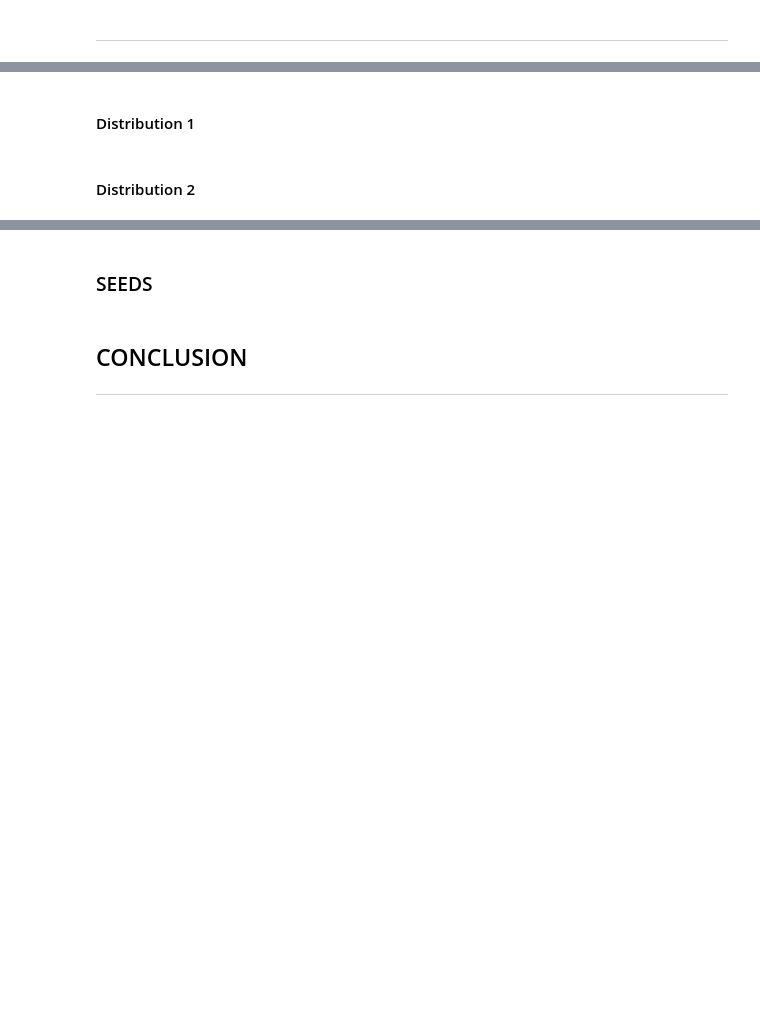
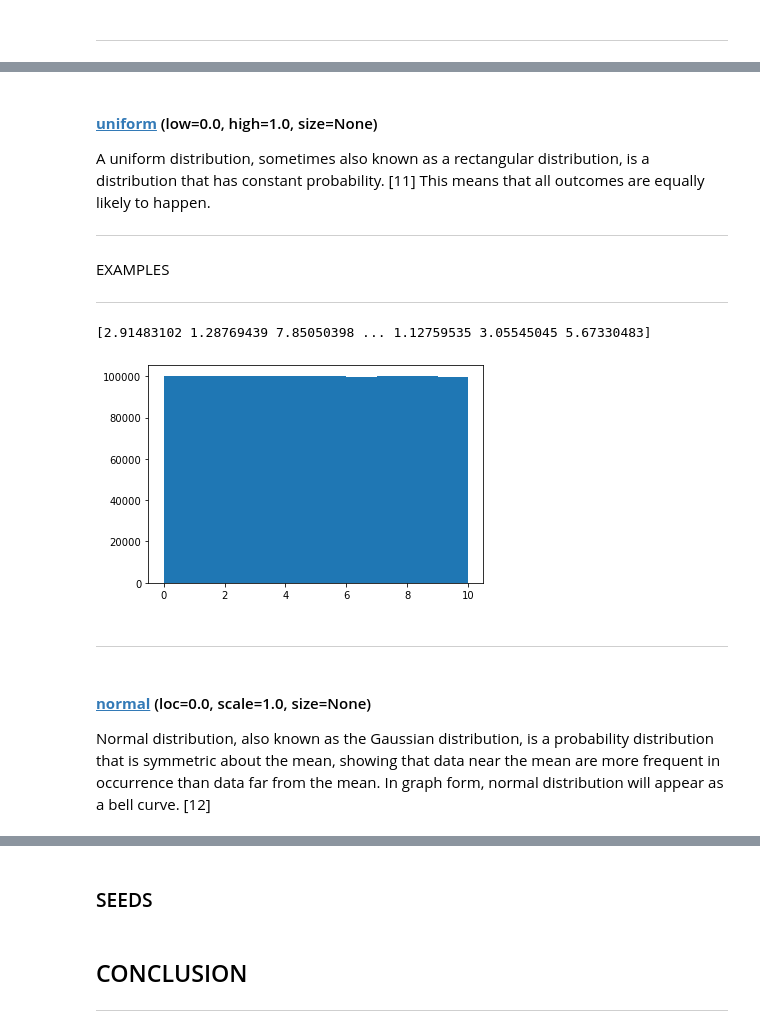
Before and after one commit to AnteDujic/Programming-for-Data-Analysis, a Jupyter notebook: numpy-random.ipynb, the cells around one changed output, grey strips where cells are left out. Drawn from its saved outputs; the diff is of its cells as text; code cells hidden in the pictures; blank space fills up the shorter version.

Commit message:
Distributions testing

```diff
--- a/numpy-random.ipynb
+++ b/numpy-random.ipynb
@@ -645,4 +649,23 @@ x(after)=
 # %% [markdown]
-#### Distribution 1
+#### [**uniform**](https://numpy.org/doc/stable/reference/random/generated/numpy.random.Generator.uniform.html#numpy.random.Generator.uniform) (low=0.0, high=1.0, size=None) <a id='uniform'></a>
+
+A uniform distribution, sometimes also known as a rectangular distribution, is a distribution that has constant probability. [11] This means that all outcomes are equally likely to happen.
+
+***
+# %% [markdown]
+EXAMPLES
+***
+# %%
+s_uni = np.random.default_rng().uniform(0,10,1000000)
+print (s_uni)
+plt.hist (s_uni)
+plt.show()
+# %% [output]
+[2.91483102 1.28769439 7.85050398 ... 1.12759535 3.05545045 5.67330483]
+[figure, added]
+# %% [markdown]
+***
 # %% [markdown]
-#### Distribution 2
+#### [**normal**](https://numpy.org/doc/stable/reference/random/generated/numpy.random.Generator.normal.html#numpy.random.Generator.normal) (loc=0.0, scale=1.0, size=None) <a id='normal'></a>
+
+Normal distribution, also known as the Gaussian distribution, is a probability distribution that is symmetric about the mean, showing that data near the mean are more frequent in occurrence than data far from the mean. In graph form, normal distribution will appear as a bell curve. [12]
```
Also changed, not shown: parts of 57 cells of this notebook.
